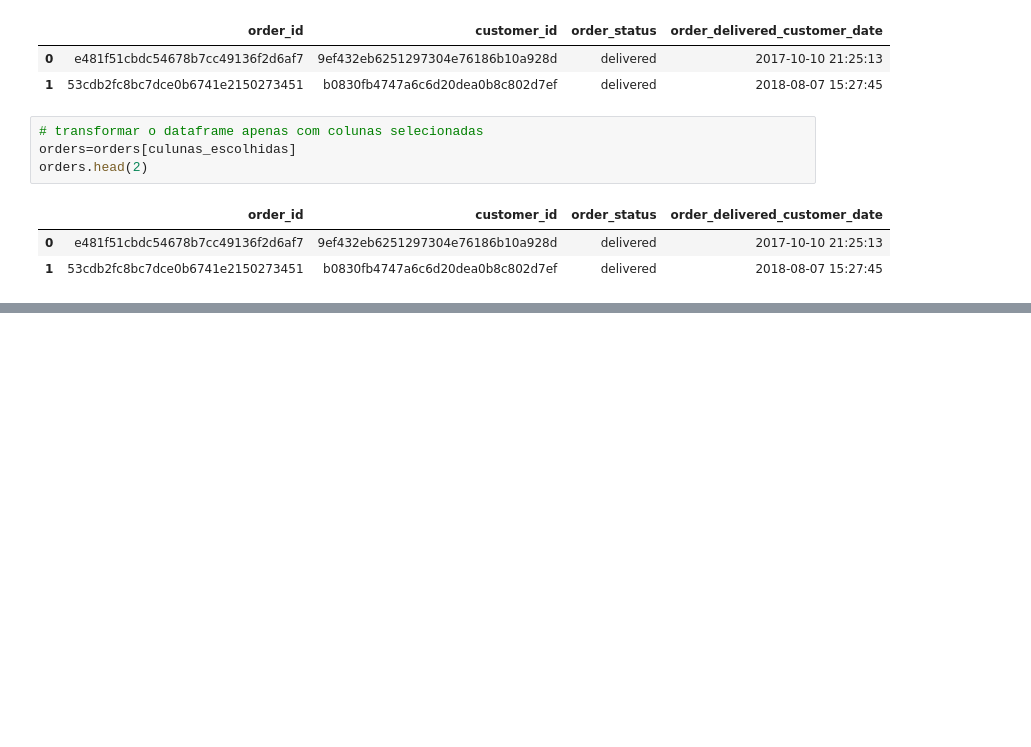
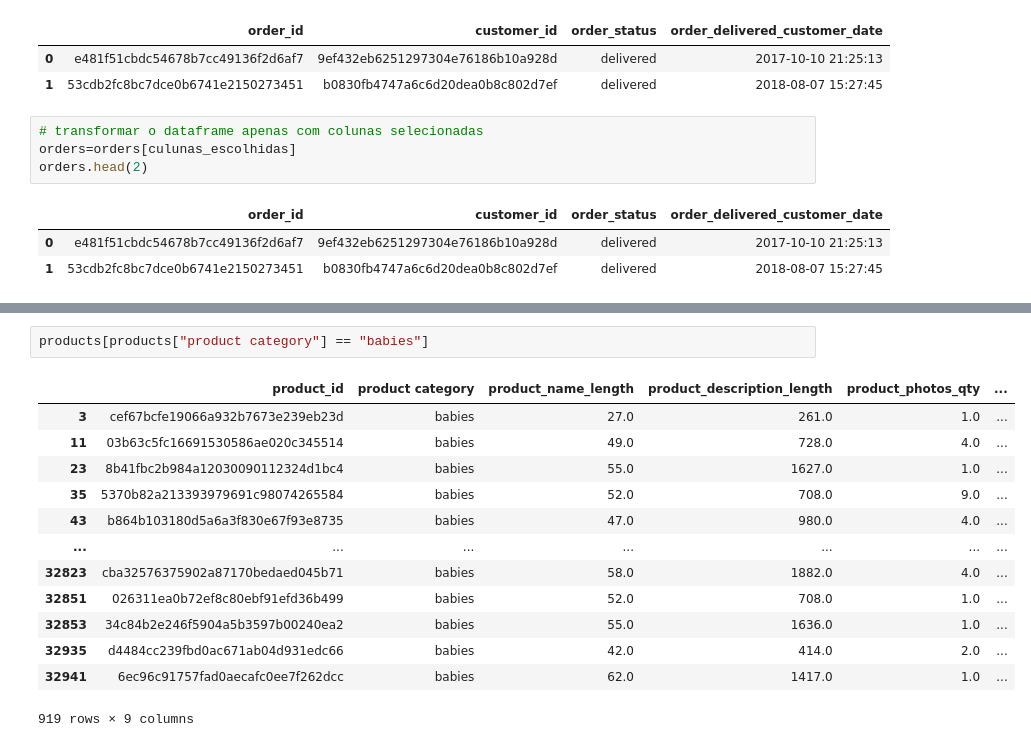
Before and after one commit to dunaoki/Treinando-Analise-python, a Jupyter notebook: 04 Seleção e Filtragem de Dados/04 selecao e filtragem de dados.ipynb, the cells around one changed output, grey strips where cells are left out. Drawn from its saved outputs; the diff is of its cells as text; blank space fills up the shorter version.

```diff
--- a/04 Seleção e Filtragem de Dados/04 selecao e filtragem de dados.ipynb
+++ b/04 Seleção e Filtragem de Dados/04 selecao e filtragem de dados.ipynb
@@ -72,0 +132,16 @@ orders.head(2)
+# %%
+products[products["product category"] == "babies"]
+# %% [output]
+|  | product_id | product category | product_name_length | product_description_length | product_photos_qty | ... |
+| 3 | cef67bcfe19066a932b7673e239eb23d | babies | 27.0 | 261.0 | 1.0 | ... |
+| 11 | 03b63c5fc16691530586ae020c345514 | babies | 49.0 | 728.0 | 4.0 | ... |
+| 23 | 8b41fbc2b984a12030090112324d1bc4 | babies | 55.0 | 1627.0 | 1.0 | ... |
+| 35 | 5370b82a213393979691c98074265584 | babies | 52.0 | 708.0 | 9.0 | ... |
+| 43 | b864b103180d5a6a3f830e67f93e8735 | babies | 47.0 | 980.0 | 4.0 | ... |
+| ... | ... | ... | ... | ... | ... | ... |
+| 32823 | cba32576375902a87170bedaed045b71 | babies | 58.0 | 1882.0 | 4.0 | ... |
+| 32851 | 026311ea0b72ef8c80ebf91efd36b499 | babies | 52.0 | 708.0 | 1.0 | ... |
+| 32853 | 34c84b2e246f5904a5b3597b00240ea2 | babies | 55.0 | 1636.0 | 1.0 | ... |
+| 32935 | d4484cc239fbd0ac671ab04d931edc66 | babies | 42.0 | 414.0 | 2.0 | ... |
+| 32941 | 6ec96c91757fad0aecafc0ee7f262dcc | babies | 62.0 | 1417.0 | 1.0 | ... |
+919 rows × 9 columns
```
Also changed, not shown: parts of 12 cells of this notebook.
